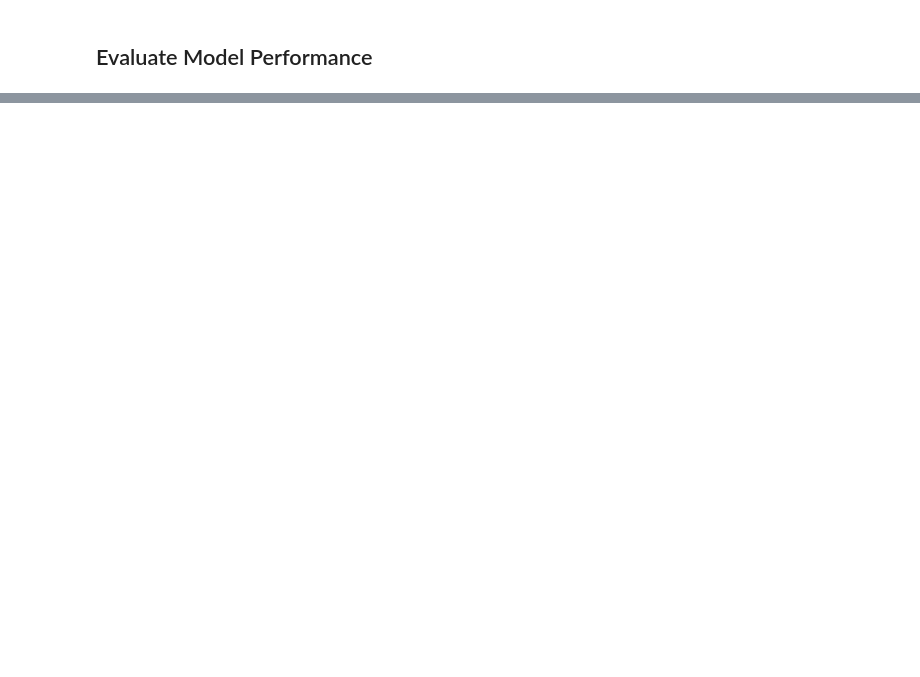
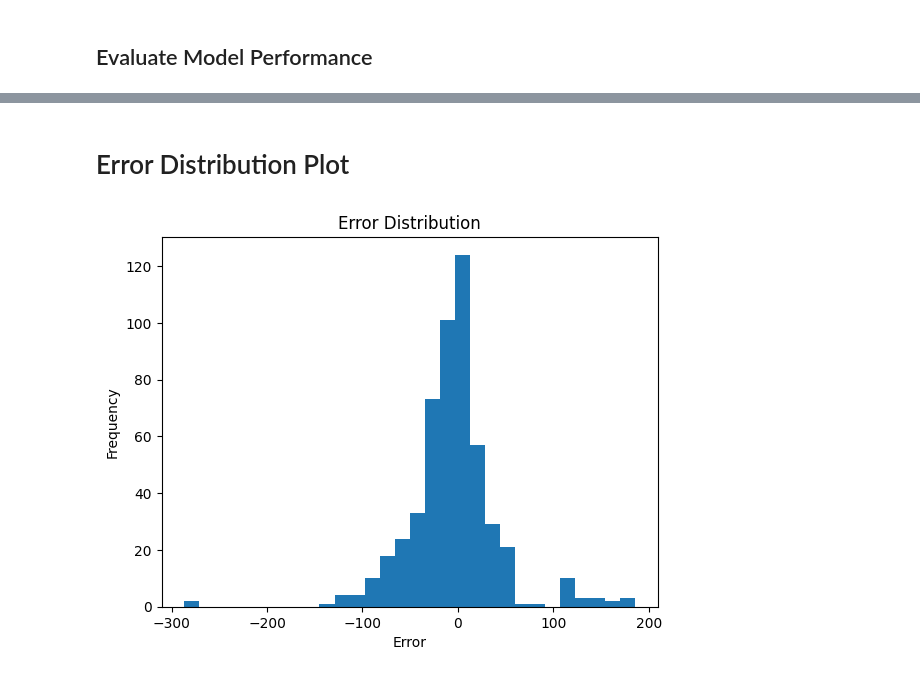
Before and after one commit to BenkiBuilds/DL-BEEE422L-mini-projects, a Jupyter notebook: Housing_Price_Prediction/house_price_predicition.ipynb, the cells around one changed output, grey strips where cells are left out. Cells and saved outputs as stored; diff of their text form; code cells hidden in the pictures; blank space fills up the shorter version.

```diff
--- a/Housing_Price_Prediction/house_price_predicition.ipynb
+++ b/Housing_Price_Prediction/house_price_predicition.ipynb
@@ -217,0 +232,11 @@ R2 Score: 0.7041713956914564
+# %% [markdown]
+# Error Distribution Plot
+# %%
+plt.figure()
+plt.hist(residuals, bins=30)
+plt.title("Error Distribution")
+plt.xlabel("Error")
+plt.ylabel("Frequency")
+plt.show()
+# %% [output]
+[figure, added]
```
Also changed, not shown: parts of 5 cells of this notebook.
